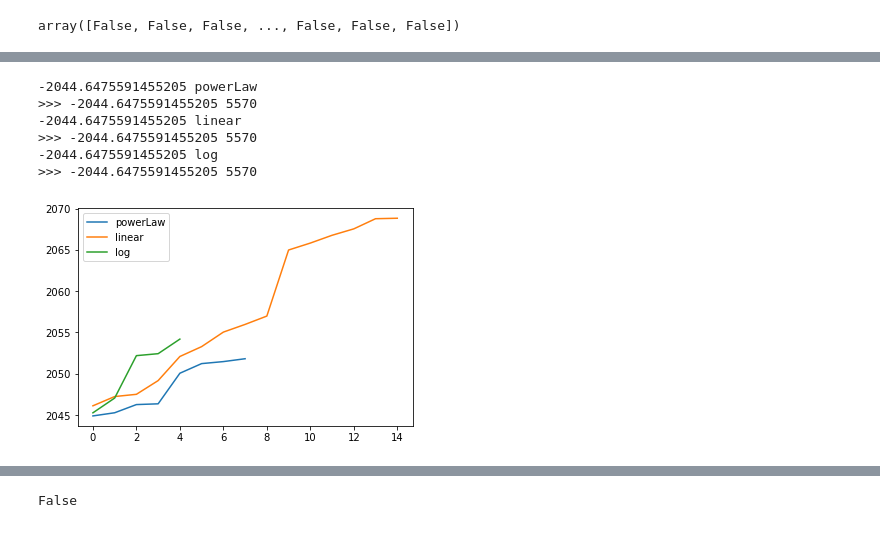
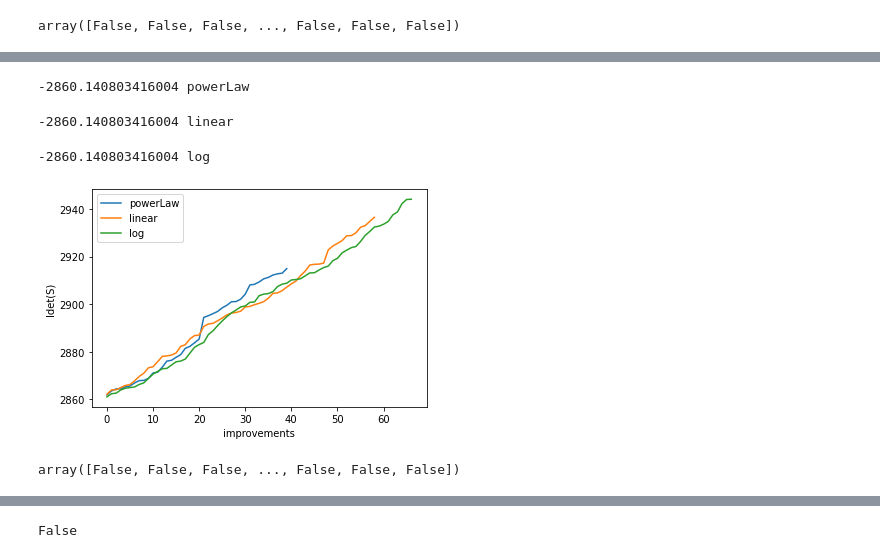
Before and after one commit to FelipeSchreiber/BR_COVID_SPATIAL_TIMESERIES, a Jupyter notebook: SimulatedAnnealingLogDet.ipynb, the cells around one changed output, grey strips where cells are left out. Cells and saved outputs as stored; diff of their text form; code cells hidden in the pictures.

```diff
--- a/SimulatedAnnealingLogDet.ipynb
+++ b/SimulatedAnnealingLogDet.ipynb
@@ -92,0 +138,4 @@ def reachble_nodes(G,curr_idx):
+# %%
+a = np.array([1,2,3])
+mask = np.where(a==2,True,False)
+a[mask],a
@@ -93,12 +144,17 @@ def reachble_nodes(G,curr_idx):
 # %%
-def generate_candidate(nodes,curr,constraint=False):
+def generate_candidate(nodes,curr,mask,constraint=False,method=1):
     curr_idx = np.nonzero(curr)[0]
-    if constraint:
-        a = reachble_nodes(G,curr_idx)
-        possible_choices = np.delete(a,np.isin(a,curr_idx))
-        return gen_candidate_with_constraint(G,possible_choices,curr)
+    if constraint and method==1:
+        ##Nesse caso mask será utilizado para denotar o conjunto dos vértices alcançáveis
+        if (curr == mask).all():
+            mask = reachble_nodes(G,curr_idx,mask)
+        mask[curr_idx] = False
+        return gen_candidate_with_constraint(G,nodes[mask],curr,mask)
+    elif constraint and method==2:
+        candidate = gen_candidate_with_constraint2(G,curr)
+        return candidate
     else:
-        possible_choices = np.delete(nodes,np.isin(nodes,curr_idx))
+        possible_choices = nodes[~np.isin(nodes,curr_idx)]
         return gen_candidate_no_constraint(possible_choices,curr)
 # %%
 def powerLaw(T,i):
@@ -134,7 +190,7 @@ def objective(X,choice):
     return -np.linalg.slogdet(np.cov(X[choice,:]))[1]
 
 # simulated annealing algorithm
-def simulated_annealing(objective, n_iterations, temp, X, k,update_estrategy=linear,constraint=False,ini=[]):
+def simulated_annealing(objective, n_iterations, temp, X, k,update_estrategy=linear,constraint=False,ini=[],method=2):
     # generate an initial point
     len_x = X.shape[0]
     nodes = np.arange(len_x)
@@ -146,11 +202,11 @@ def simulated_annealing(objective, n_iterations, temp, X, k,update_estrategy=lin
     best_eval = objective(X,best)
     # current working solution
     curr, curr_eval = best, best_eval
-    print(">>>",best_eval,np.count_nonzero(curr==ini))
     # run the algorithm
-    for i in range(n_iterations):
+    mask = curr.copy()
+    for i in tqdm(range(n_iterations)):
         # take a step
-        candidate = generate_candidate(nodes,curr,constraint)
+        candidate = generate_candidate(nodes,curr,mask,constraint,method)
         # evaluate candidate point
         candidate_eval = objective(X.copy(),candidate)
         # check for new best solution
@@ -176,7 +232,7 @@ def simulated_annealing(objective, n_iterations, temp, X, k,update_estrategy=lin
 n_iterations = 1800
 # initial temperature
 temp = 2000
-k = 300
+k = 557
 len_x = X.shape[0]
 ini = generate_candidate0(len_x,k,False)
 # %%
@@ -192,20 +250,25 @@ plt.show()
 # %%
+all_best = []
+all_eval = 0
+ini = generate_candidate0(len_x,k,False)
 for estrategy in update_strategies:
     Y = X.copy()
     print(objective(Y,ini),estrategy.__name__)
-    best, best_eval, values = simulated_annealing(objective, n_iterations, temp, Y, 300,
+    best, best_eval, values = simulated_annealing(objective, n_iterations, temp, Y, k,
                                                   update_estrategy=estrategy,ini=ini.copy())
     plt.plot(np.abs(values),label=estrategy.__name__)
+    if all_eval < abs(best_eval):
+        all_eval = best_eval
+        all_best = best
+plt.xlabel('improvements')
+plt.ylabel('ldet(S)')
 plt.legend()
 plt.show()
 # %% [output]
--2044.6475591455205 powerLaw
->>> -2044.6475591455205 5570
--2044.6475591455205 linear
->>> -2044.6475591455205 5570
--2044.6475591455205 log
->>> -2044.6475591455205 5570
+-2860.140803416004 powerLaw
+-2860.140803416004 linear
+-2860.140803416004 log
-[figure, old version]
+[figure, new version]
 # %%
 #!pip install libpysal
 #!pip install geopandas
@@ -222,6 +285,10 @@ for node in G:
         color_map.append('blue')
     else:
         color_map.append('green')
+# %%
+all_best
+# %% [output]
+array([False, False, False, ..., False, False, False])
 # %%
 nx.draw(G, positions, node_color=color_map, with_labels=False,node_size=3)
 plt.show()
```
Also changed, not shown: parts of 30 cells of this notebook.
